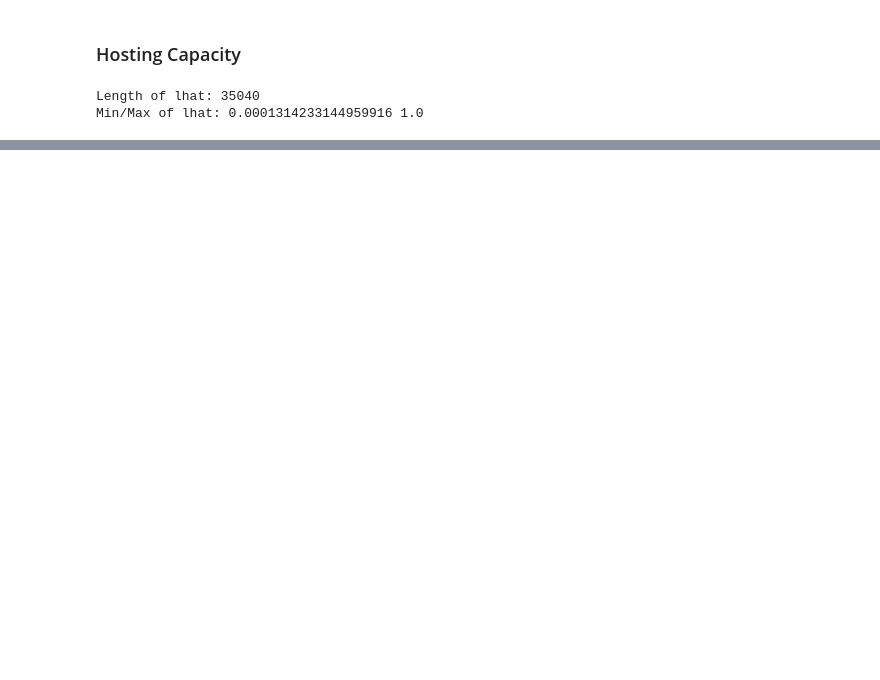
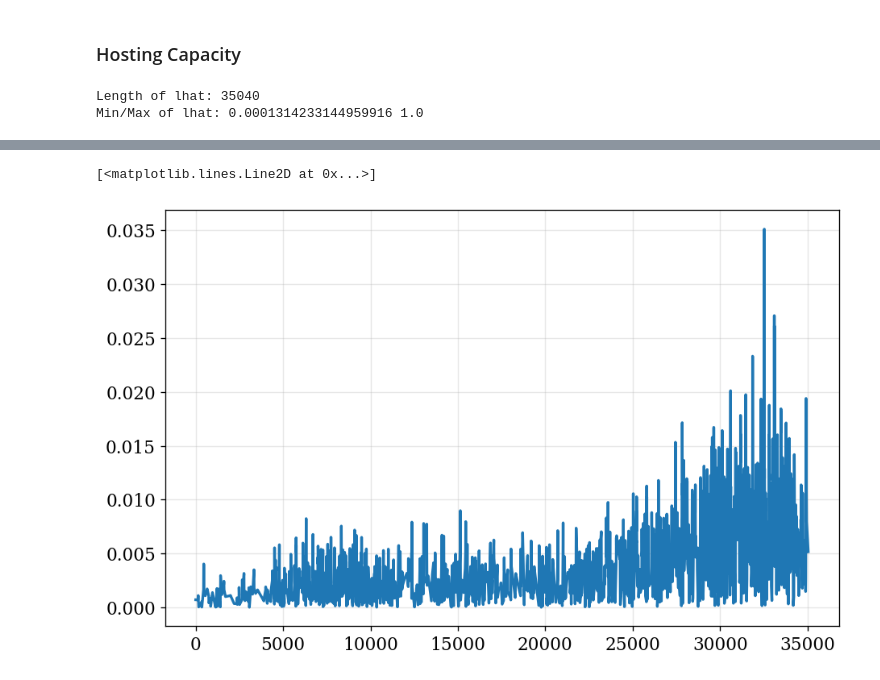
Before and after one commit to gcsarker/dynamic_hosting, a Jupyter notebook: Intervention_test.ipynb, the cells around one changed output, grey strips where cells are left out. Drawn from its saved outputs; the diff is of its cells as text; code cells hidden in the pictures; blank space fills up the shorter version.

```diff
--- a/Intervention_test.ipynb
+++ b/Intervention_test.ipynb
@@ -342,33 +498,0 @@ Min/Max of lhat: 0.0001314233144959916 1.0
-# %%
-def optimization(
-    C_res,
-    lhat,
-    alpha=0.95,   # CVaR confidence level, not intervention fraction
-    mu=0.10,      # tail curtailment cap as fraction of C
-    solver="GUROBI",
-    verbose=True,
-):
-    T = len(C_res)
-
-    C = cp.Variable(nonneg=True, name="C")
-    u = cp.Variable(T, nonneg=True, name="u")
-    eta = cp.Variable(name="eta")
-    s = cp.Variable(T, nonneg=True, name="s")
-
-    constraints = [
-        C * lhat - u <= C_res,     # enough curtailment to avoid violation
-        s >= u - mu * C * lhat - eta,     # CVaR epigraph
-        eta + (1.0 / ((1.0 - alpha) * T)) * cp.sum(s) <= 0
-    ]
-
-    prob = cp.Problem(cp.Maximize(C), constraints)
-    prob.solve(solver=solver, verbose=verbose)
-
-    result = {
-        "status": prob.status,
-        "objective": None if prob.value is None else float(prob.value),
-        "C": None if C.value is None else float(C.value),
-        "eta": None if eta.value is None else float(eta.value),
-        "u": None if u.value is None else np.asarray(u.value).flatten(),
-    }
-    return result
@@ -471,0 +608,5 @@ eta: -0.0010746022079874044
+# %%
+plt.plot(res["u"])
+# %% [output]
+[<matplotlib.lines.Line2D at 0x...>]
+[figure, added]
```
Also changed, not shown: parts of 43 cells of this notebook, 5 other files.
